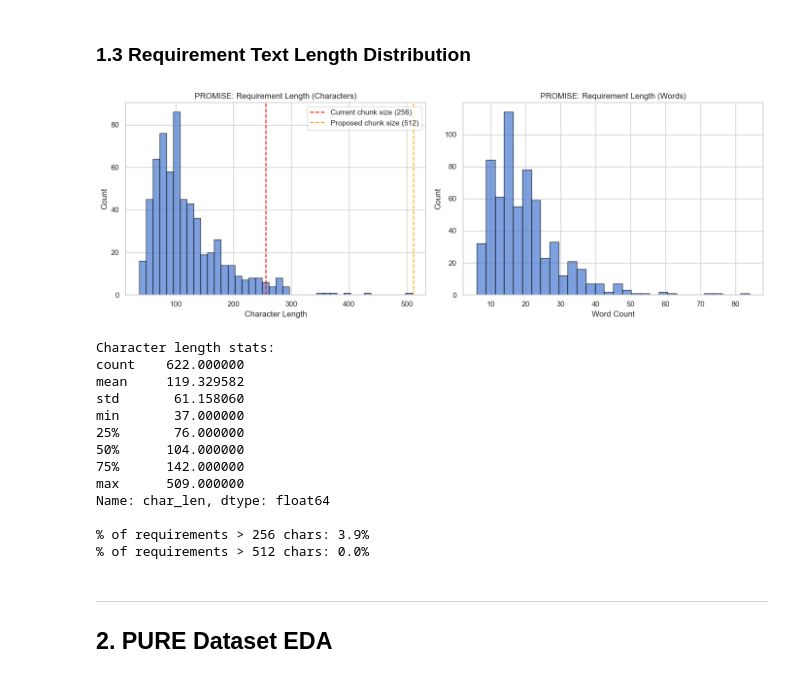
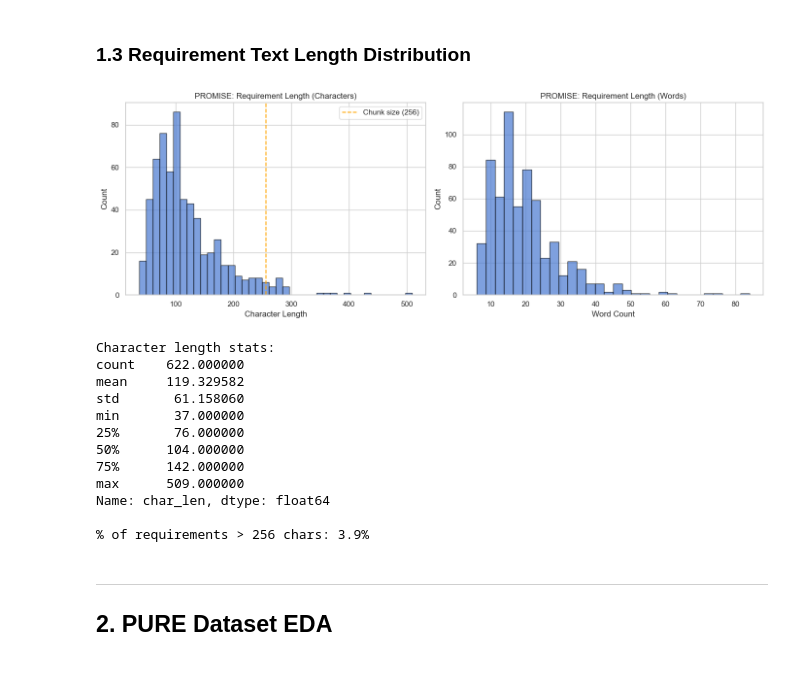
Before and after one commit to NU-Academics/read-mas, a Jupyter notebook: notebooks/preprocessing/eda.ipynb, the cells around one changed output. Drawn from its saved outputs; the diff is of its cells as text; code cells hidden in the pictures.

```diff
--- a/notebooks/preprocessing/eda.ipynb
+++ b/notebooks/preprocessing/eda.ipynb
@@ -145,34 +146,33 @@ Functional vs Non-Functional split:
 # %% [markdown]
 ### 1.3 Requirement Text Length Distribution
 # %%
+# PROMISE requirements text length by characters and words.
 promise['text_clean'] = promise['RequirementText'].str.strip("'")
 promise['char_len'] = promise['text_clean'].str.len()
 promise['word_count'] = promise['text_clean'].str.split().str.len()
 
 fig, axes = plt.subplots(1, 2, figsize=(14, 5))
 
 axes[0].hist(promise['char_len'], bins=40, edgecolor='black', alpha=0.7)
 axes[0].set_xlabel('Character Length')
 axes[0].set_ylabel('Count')
 axes[0].set_title('PROMISE: Requirement Length (Characters)')
-axes[0].axvline(256, color='red', linestyle='--', label='Current chunk size (256)')
-axes[0].axvline(512, color='orange', linestyle='--', label='Proposed chunk size (512)')
+axes[0].axvline(256, color='orange', linestyle='--', label='Chunk size (256)')
 axes[0].legend()
 
 axes[1].hist(promise['word_count'], bins=30, edgecolor='black', alpha=0.7)
 axes[1].set_xlabel('Word Count')
 axes[1].set_ylabel('Count')
 axes[1].set_title('PROMISE: Requirement Length (Words)')
 
 plt.tight_layout()
 plt.show()
 
 print(f'Character length stats:')
 print(promise['char_len'].describe())
 print(f'\n% of requirements > 256 chars: {(promise["char_len"] > 256).mean()*100:.1f}%')
-print(f'% of requirements > 512 chars: {(promise["char_len"] > 512).mean()*100:.1f}%')
 # %% [output]
-[figure, old version]
+[figure, new version]
 Character length stats:
 count    622.000000
 mean     119.329582
@@ -185,7 +185,6 @@ max      509.000000
 Name: char_len, dtype: float64
 
 % of requirements > 256 chars: 3.9%
-% of requirements > 512 chars: 0.0%
 # %% [markdown]
 ---
 ## 2. PURE Dataset EDA
```
Also changed, not shown: parts of 17 cells of this notebook.
